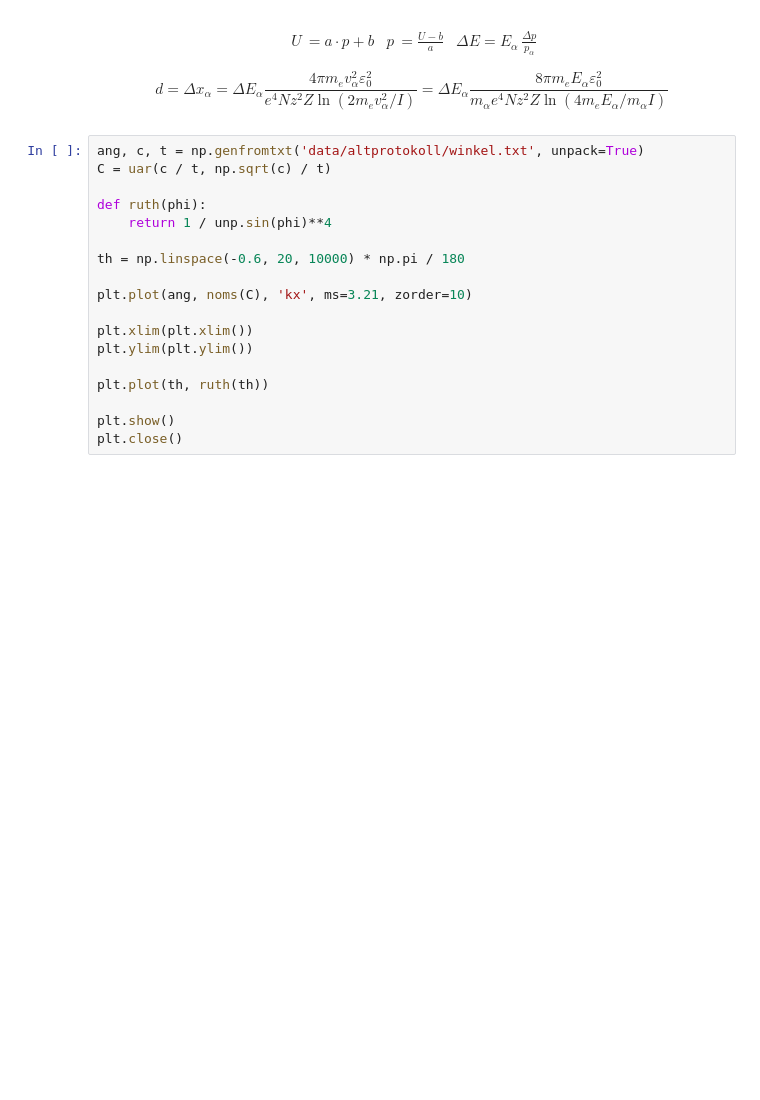
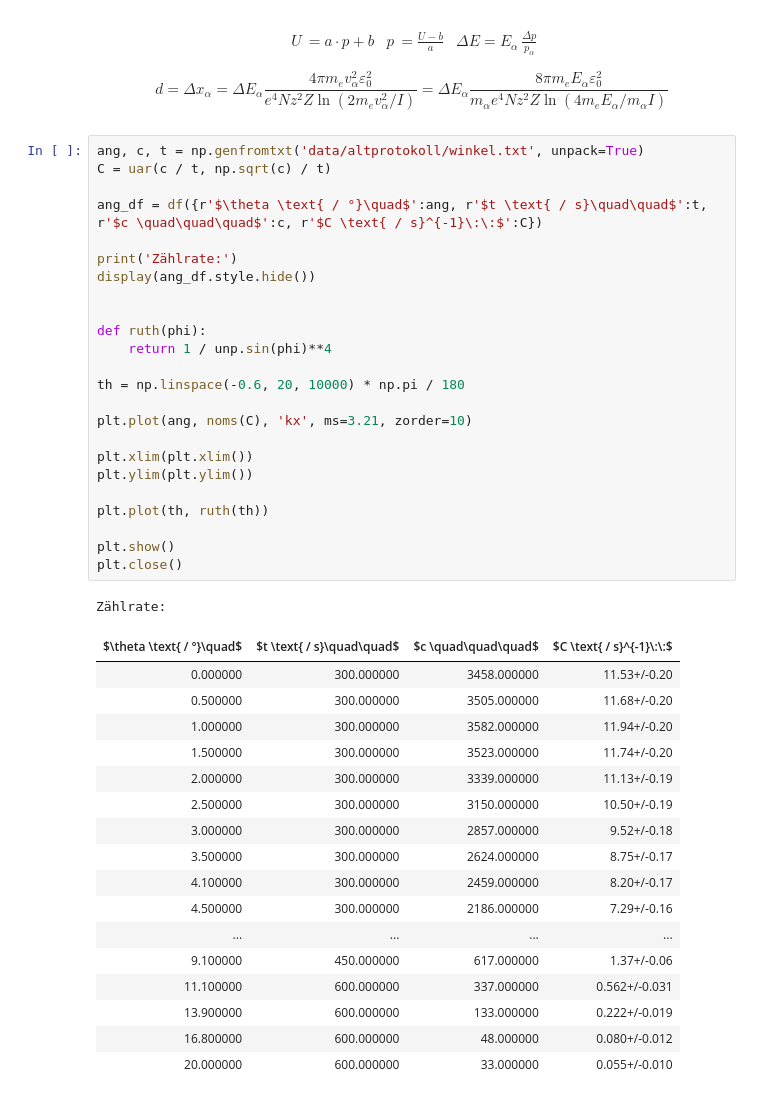
Before and after one commit to frtza/advancedlaboratory, a Jupyter notebook: V16/note.ipynb, the cells around one changed output. Saved outputs shown, nothing was run; the diff lists cells and outputs as text; blank space fills up the shorter version.

```diff
--- a/V16/note.ipynb
+++ b/V16/note.ipynb
@@ -259,20 +259,44 @@ $$d = \Delta x_\alpha = \Delta E_\alpha \frac{4\pi m_e v_\alpha^2 \varepsilon_0^
 # %%
 ang, c, t = np.genfromtxt('data/altprotokoll/winkel.txt', unpack=True)
 C = uar(c / t, np.sqrt(c) / t)
+
+ang_df = df({r'$\theta \text{ / °}\quad$':ang, r'$t \text{ / s}\quad\quad$':t, r'$c \quad\quad\quad$':c, r'$C \text{ / s}^{-1}\:\:$':C})
+
+print('Zählrate:')
+display(ang_df.style.hide())
+
 
 def ruth(phi):
     return 1 / unp.sin(phi)**4
 
 th = np.linspace(-0.6, 20, 10000) * np.pi / 180
 
 plt.plot(ang, noms(C), 'kx', ms=3.21, zorder=10)
 
 plt.xlim(plt.xlim())
 plt.ylim(plt.ylim())
 
 plt.plot(th, ruth(th))
 
 plt.show()
 plt.close()
 # %% [output]
+Zählrate:
+| $\theta \text{ / °}\quad$ | $t \text{ / s}\quad\quad$ | $c \quad\quad\quad$ | $C \text{ / s}^{-1}\:\:$ |
+| 0.000000 | 300.000000 | 3458.000000 | 11.53+/-0.20 |
+| 0.500000 | 300.000000 | 3505.000000 | 11.68+/-0.20 |
+| 1.000000 | 300.000000 | 3582.000000 | 11.94+/-0.20 |
+| 1.500000 | 300.000000 | 3523.000000 | 11.74+/-0.20 |
+| 2.000000 | 300.000000 | 3339.000000 | 11.13+/-0.19 |
+| 2.500000 | 300.000000 | 3150.000000 | 10.50+/-0.19 |
+| 3.000000 | 300.000000 | 2857.000000 | 9.52+/-0.18 |
+| 3.500000 | 300.000000 | 2624.000000 | 8.75+/-0.17 |
+| 4.100000 | 300.000000 | 2459.000000 | 8.20+/-0.17 |
+| 4.500000 | 300.000000 | 2186.000000 | 7.29+/-0.16 |
+| ... | ... | ... | ... |
+| 9.100000 | 450.000000 | 617.000000 | 1.37+/-0.06 |
+| 11.100000 | 600.000000 | 337.000000 | 0.562+/-0.031 |
+| 13.900000 | 600.000000 | 133.000000 | 0.222+/-0.019 |
+| 16.800000 | 600.000000 | 48.000000 | 0.080+/-0.012 |
+| 20.000000 | 600.000000 | 33.000000 | 0.055+/-0.010 |
 [drawing not drawn]
```
Also changed, not shown: parts of 1 cell of this notebook, 1 other file.
